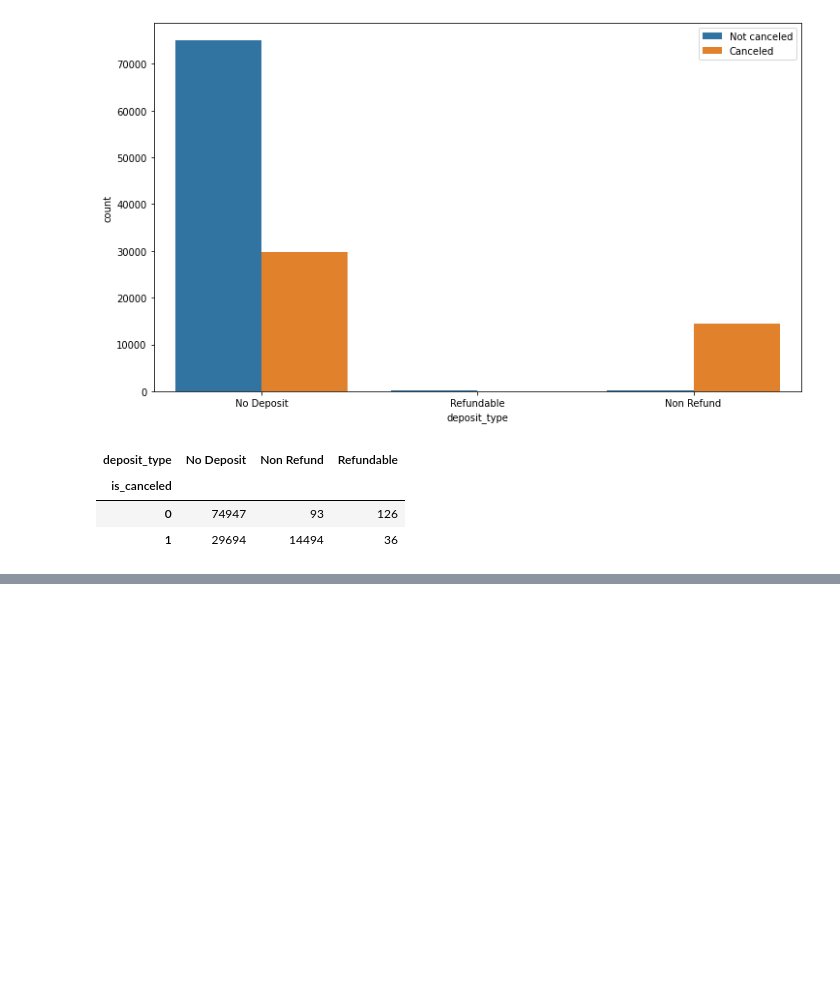
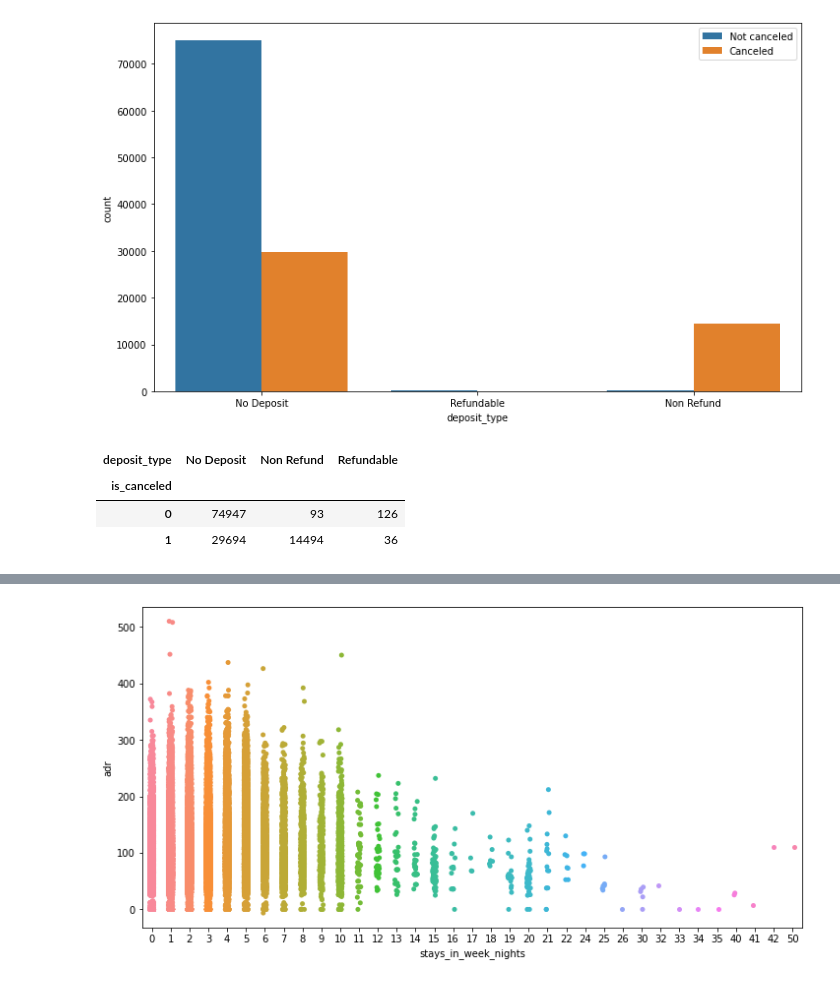
Before and after one commit to manisha-dhanuka/EDA-Project, a Jupyter notebook: Hotel_Booking_Analysis.ipynb, the cells around one changed output, grey strips where cells are left out. Drawn from its saved outputs; the diff is of its cells as text; code cells hidden in the pictures; blank space fills up the shorter version.

```diff
--- a/Hotel_Booking_Analysis.ipynb
+++ b/Hotel_Booking_Analysis.ipynb
@@ -494,0 +528,6 @@ hotel_df.pivot_table(index = 'is_canceled',columns= 'deposit_type',values= 'hote
+# %%
+# weekdays ---> adr
+plt.figure(figsize =(12,6))
+sns.stripplot(data = hotel_df, x= 'stays_in_week_nights', y='adr');
+# %% [output]
+[figure, added]
```
Also changed, not shown: parts of 12 cells of this notebook.
